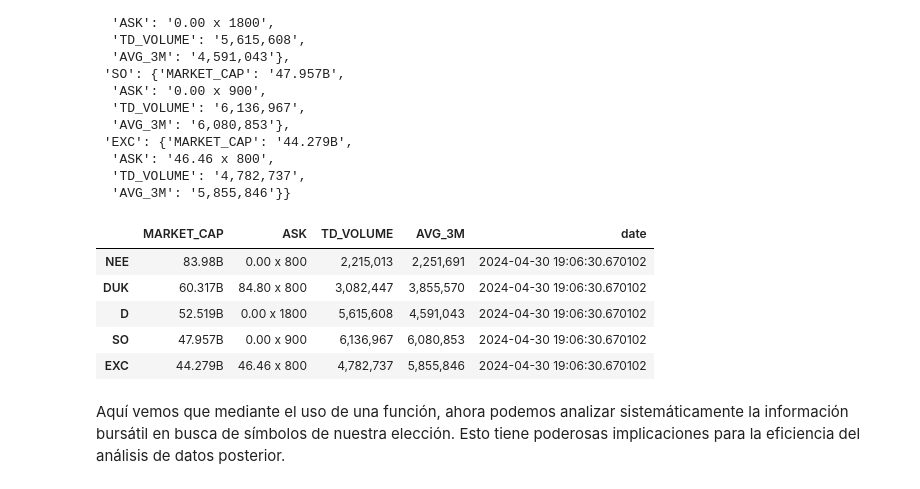
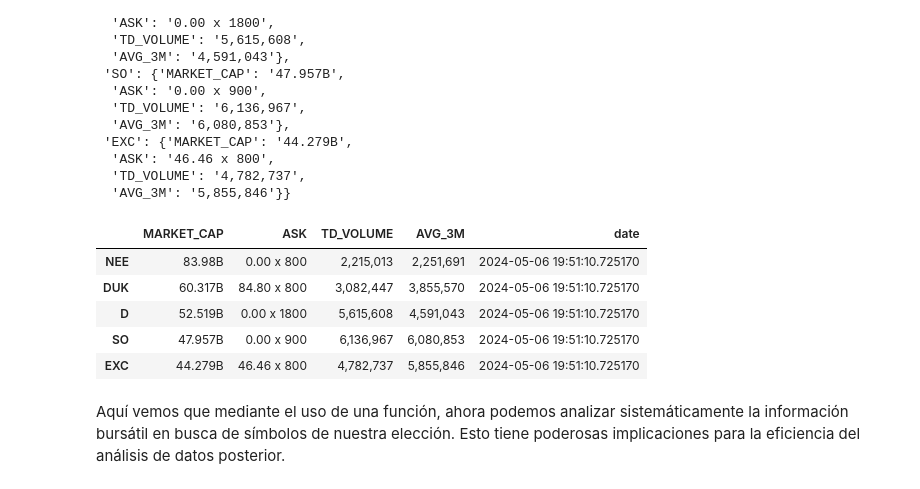
Before and after one commit to dfbustosus/Bootcamp-DS-2024-I, a Jupyter notebook: Clase 16 - 02 May 2024/Caso Webscrapping David.ipynb, the cells around one changed output. Cells and saved outputs as stored; diff of their text form; code cells hidden in the pictures.

```diff
--- a/Clase 16 - 02 May 2024/Caso Webscrapping David.ipynb
+++ b/Clase 16 - 02 May 2024/Caso Webscrapping David.ipynb
@@ -658,18 +672,17 @@ fundamental_dict
 # %%
 import datetime
 df= pd.DataFrame(fundamental_dict).T
 df['date']= datetime.datetime.now()
 nombre_= 'Data_'+str(datetime.datetime.now()) +'.csv'
-nombre_.replace(':','_').replace('-','_')
 df.to_csv(nombre_.replace(':','_').replace('-','_'),sep=',')
 df
 # %% [output]
 |  | MARKET_CAP | ASK | TD_VOLUME | AVG_3M | date |
-| NEE | 83.98B | 0.00 x 800 | 2,215,013 | 2,251,691 | 2024-04-30 19:06:30.670102 |
-| DUK | 60.317B | 84.80 x 800 | 3,082,447 | 3,855,570 | 2024-04-30 19:06:30.670102 |
-| D | 52.519B | 0.00 x 1800 | 5,615,608 | 4,591,043 | 2024-04-30 19:06:30.670102 |
-| SO | 47.957B | 0.00 x 900 | 6,136,967 | 6,080,853 | 2024-04-30 19:06:30.670102 |
-| EXC | 44.279B | 46.46 x 800 | 4,782,737 | 5,855,846 | 2024-04-30 19:06:30.670102 |
+| NEE | 83.98B | 0.00 x 800 | 2,215,013 | 2,251,691 | 2024-05-06 19:51:10.725170 |
+| DUK | 60.317B | 84.80 x 800 | 3,082,447 | 3,855,570 | 2024-05-06 19:51:10.725170 |
+| D | 52.519B | 0.00 x 1800 | 5,615,608 | 4,591,043 | 2024-05-06 19:51:10.725170 |
+| SO | 47.957B | 0.00 x 900 | 6,136,967 | 6,080,853 | 2024-05-06 19:51:10.725170 |
+| EXC | 44.279B | 46.46 x 800 | 4,782,737 | 5,855,846 | 2024-05-06 19:51:10.725170 |
 # %% [markdown]
 Aquí vemos que mediante el uso de una función, ahora podemos analizar sistemáticamente la información bursátil en busca de símbolos de nuestra elección. Esto tiene poderosas implicaciones para la eficiencia del análisis de datos posterior.
 # %% [markdown]
```
Also changed, not shown: parts of 9 cells of this notebook, 2 other files.
